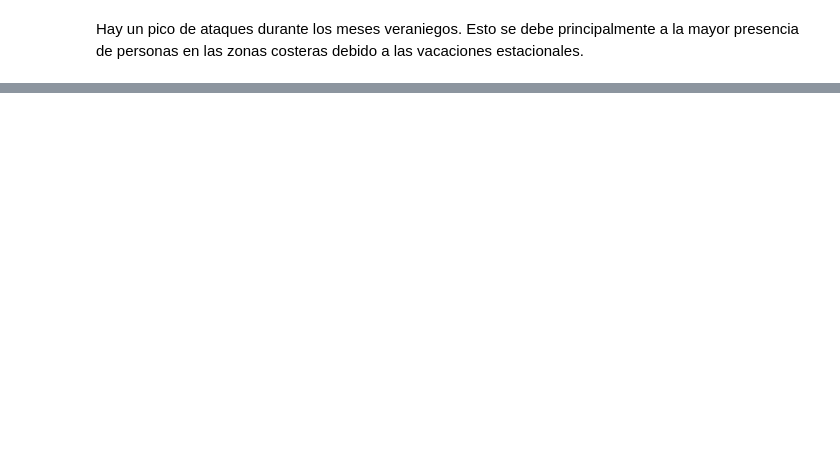
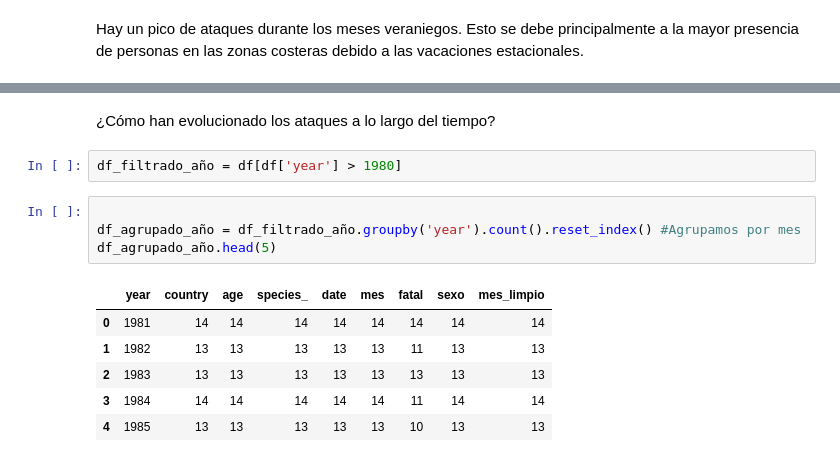
Before and after one commit to Adalab/DA-promoC-modulo2-sprint2-IreneVanna, a Jupyter notebook: EDA/EDA-III.ipynb, the cells around one changed output, grey strips where cells are left out. Saved outputs shown, nothing was run; the diff lists cells and outputs as text; blank space fills up the shorter version.

```diff
--- a/EDA/EDA-III.ipynb
+++ b/EDA/EDA-III.ipynb
@@ -250,0 +274,15 @@ Hay un pico de ataques durante los meses veraniegos. Esto se debe principalmente
+# %% [markdown]
+¿Cómo han evolucionado los ataques a lo largo del tiempo?
+# %%
+df_filtrado_año = df[df['year'] > 1980]
+# %%
+
+df_agrupado_año = df_filtrado_año.groupby('year').count().reset_index() #Agrupamos por mes
+df_agrupado_año.head(5)
+# %% [output]
+|  | year | country | age | species_ | date | mes | fatal | sexo | mes_limpio |
+| 0 | 1981 | 14 | 14 | 14 | 14 | 14 | 14 | 14 | 14 |
+| 1 | 1982 | 13 | 13 | 13 | 13 | 13 | 11 | 13 | 13 |
+| 2 | 1983 | 13 | 13 | 13 | 13 | 13 | 13 | 13 | 13 |
+| 3 | 1984 | 14 | 14 | 14 | 14 | 14 | 11 | 14 | 14 |
+| 4 | 1985 | 13 | 13 | 13 | 13 | 13 | 10 | 13 | 13 |
```
Also changed, not shown: parts of 11 cells of this notebook, 12 other files.
